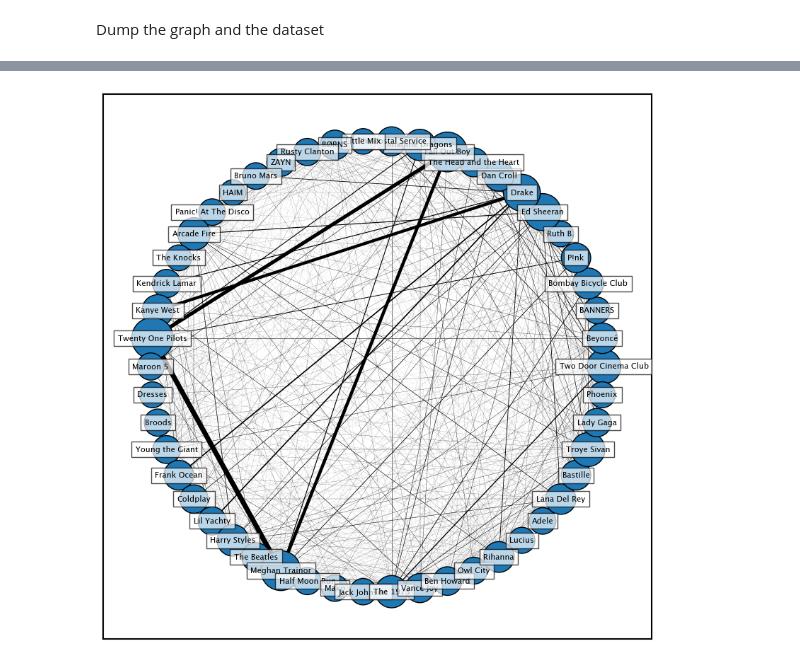
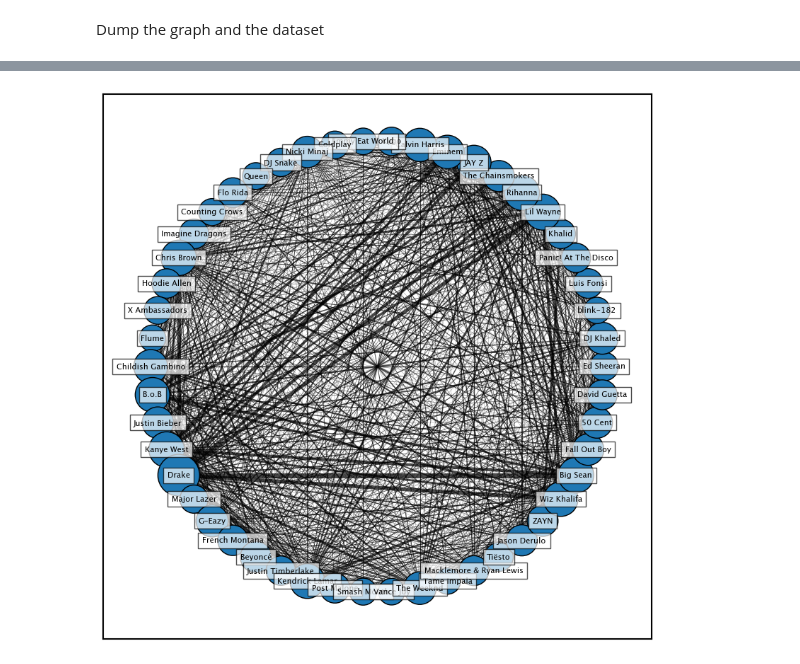
Before and after one commit to micheledinelli/spotify-playlists-network-analysis, a Jupyter notebook: main.ipynb, the cells around one changed output, grey strips where cells are left out. Saved outputs shown, nothing was run; the diff lists cells and outputs as text; code cells hidden in the pictures.

Commit message:
feat: update network

```diff
--- a/main.ipynb
+++ b/main.ipynb
@@ -37,7 +37,7 @@ np.random.seed(42)
 np.random.shuffle(slices)
 
 df = pd.DataFrame()
-for s in slices[:5]:
+for s in slices[:10]:
     with open(os.path.join(data_path, s)) as f:
         data = json.load(f)
 
@@ -99,5 +99,5 @@ Number of unique artists: 25419
 # %%
-df_reducted = df.sample(26, random_state=42).copy()
+df_reducted = df.sample(100, random_state=42).copy()
 # %%
 G = nx.Graph()
 
@@ -118,6 +118,6 @@ for PID, row in df_reducted.iterrows():
         left_name, left_freq = left_artist
         for right_name, right_freq in artist_deque:
             if G.has_edge(left_name, right_name):
-                G[left_name][right_name]['weight'] += left_freq * right_freq
+                G[left_name][right_name]['weight'] += min(left_freq, right_freq)
             else:
-                G.add_edge(left_name, right_name, weight=left_freq * right_freq)
+                G.add_edge(left_name, right_name, weight = min(left_freq, right_freq))
@@ -155,28 +160,28 @@ plt.show()
 # %%
 top_nodes = sorted(G.degree, key=lambda x: x[1], reverse=True)[:50]
 subgraph_nodes = [node for node, _ in top_nodes]
 top_artists_subgraph = G.subgraph(subgraph_nodes)
 
 node_popularity = dict(top_artists_subgraph.degree(weight='weight'))
 max_popularity = max(node_popularity.values()) if node_popularity else 1
 
 node_popularity = dict(top_artists_subgraph.degree(weight='weight'))
 max_popularity = max(node_popularity.values()) if node_popularity else 1
 
 node_sizes = [600 + (node_popularity[n] / max_popularity) * 1200 for n in top_artists_subgraph.nodes()]
 
 edge_weights = [top_artists_subgraph[u][v]['weight'] for u, v in top_artists_subgraph.edges()]
 max_weight = max(edge_weights) if edge_weights else 1
 normalized_weights = [w / max_weight * 5 for w in edge_weights]
 
 plt.figure(figsize=(10, 10))
 pos = nx.circular_layout(top_artists_subgraph)
 
 nx.draw_networkx_nodes(top_artists_subgraph, pos, node_size=node_sizes, edgecolors='black')
-nx.draw_networkx_edges(top_artists_subgraph, pos, width=normalized_weights, edge_color='black')
+nx.draw_networkx_edges(top_artists_subgraph, pos, width=normalized_weights, edge_color='black', alpha=0.7)
 nx.draw_networkx_labels(top_artists_subgraph, pos, font_size=8, verticalalignment='center', bbox=dict(facecolor='white', alpha=0.7, edgecolor='black'))
 
 plt.savefig('plots/top-50-artists.png', transparent=True)
 plt.show()
 # %% [output]
-[figure, old version]
+[figure, new version]
```
Also changed, not shown: parts of 6 cells of this notebook, 3 other files.
